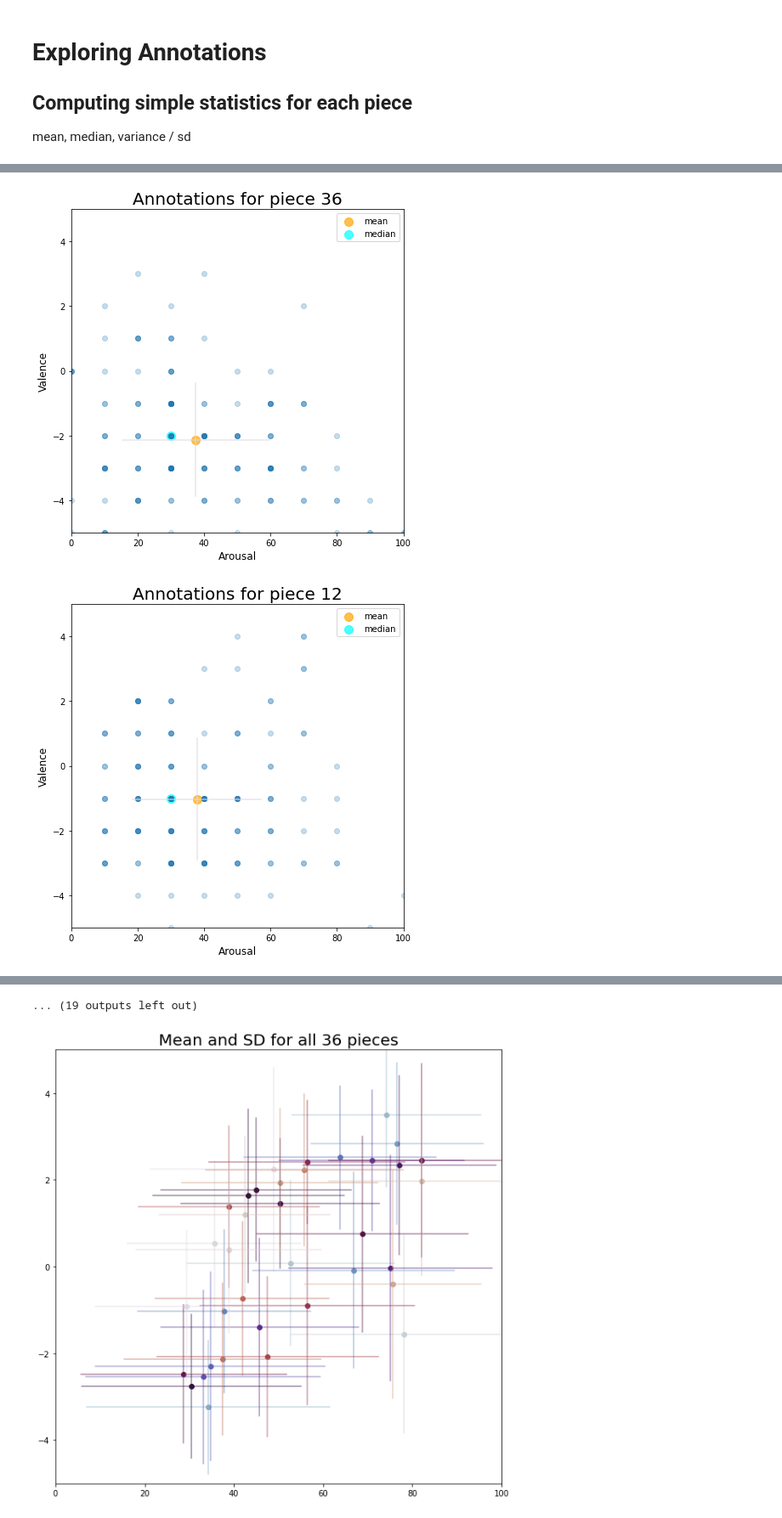
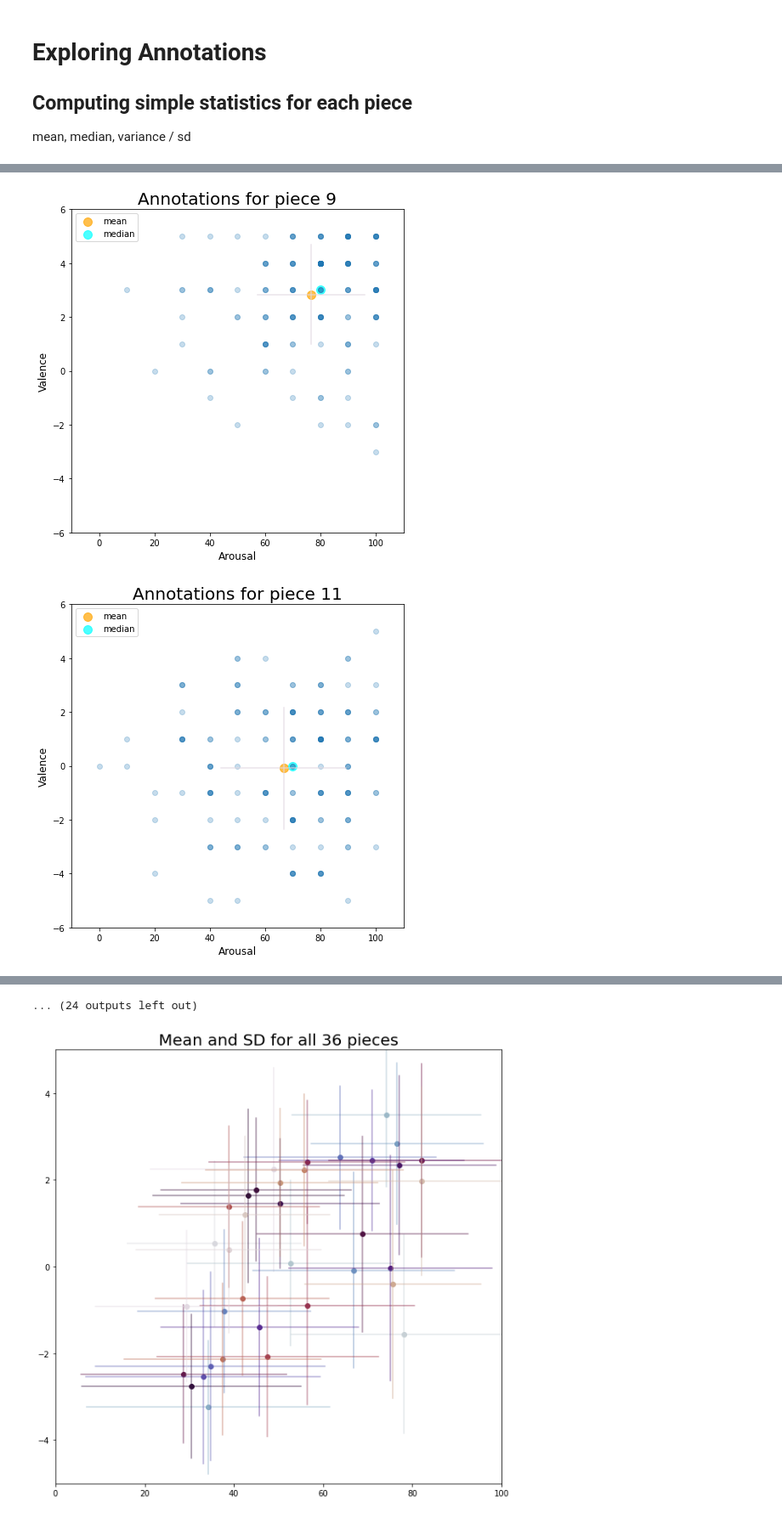
Before and after one commit to sh0w/machine-learning-pattern-classfication, a Jupyter notebook: task2_data_exploration/MLPC.ipynb, the cells around one changed output, grey strips where cells are left out. Shown at 85% size. Cells and saved outputs as stored; diff of their text form; code cells hidden in the pictures.

```diff
--- a/task2_data_exploration/MLPC.ipynb
+++ b/task2_data_exploration/MLPC.ipynb
@@ -107,7 +78,7 @@ def plot_annotations(annotations, piece_id):
     plt.xlabel("Arousal", fontsize=12)
     plt.legend()
     plt.ylabel("Valence", fontsize=12)
-    plt.xlim(0,100)
+    plt.xlim(-10,110)
     plt.ylim(-6,6)
     plt.show()
 
@@ -117,6 +88,6 @@ n = 31
 sample_pieces = piece_ids[np.random.choice(len(piece_ids), size=n, replace=False)]
 
 #np.random.sample(piece_ids)
-for i in sample_pieces:
+for i in piece_ids:
     plot_annotations(annotations, i)
 # %% [output]
@@ -129,2 +100,2 @@ for i in sample_pieces:
-[figure, old version]
+[figure, new version]
-[figure, old version]
+[figure, new version]
@@ -135,4 +106,4 @@ for i in sample_pieces:
-... (19 outputs left out)
+... (24 outputs left out)
 # %%
 
 #plt.figure(figsize=(15,8))
```
Also changed, not shown: parts of 4 cells of this notebook.
